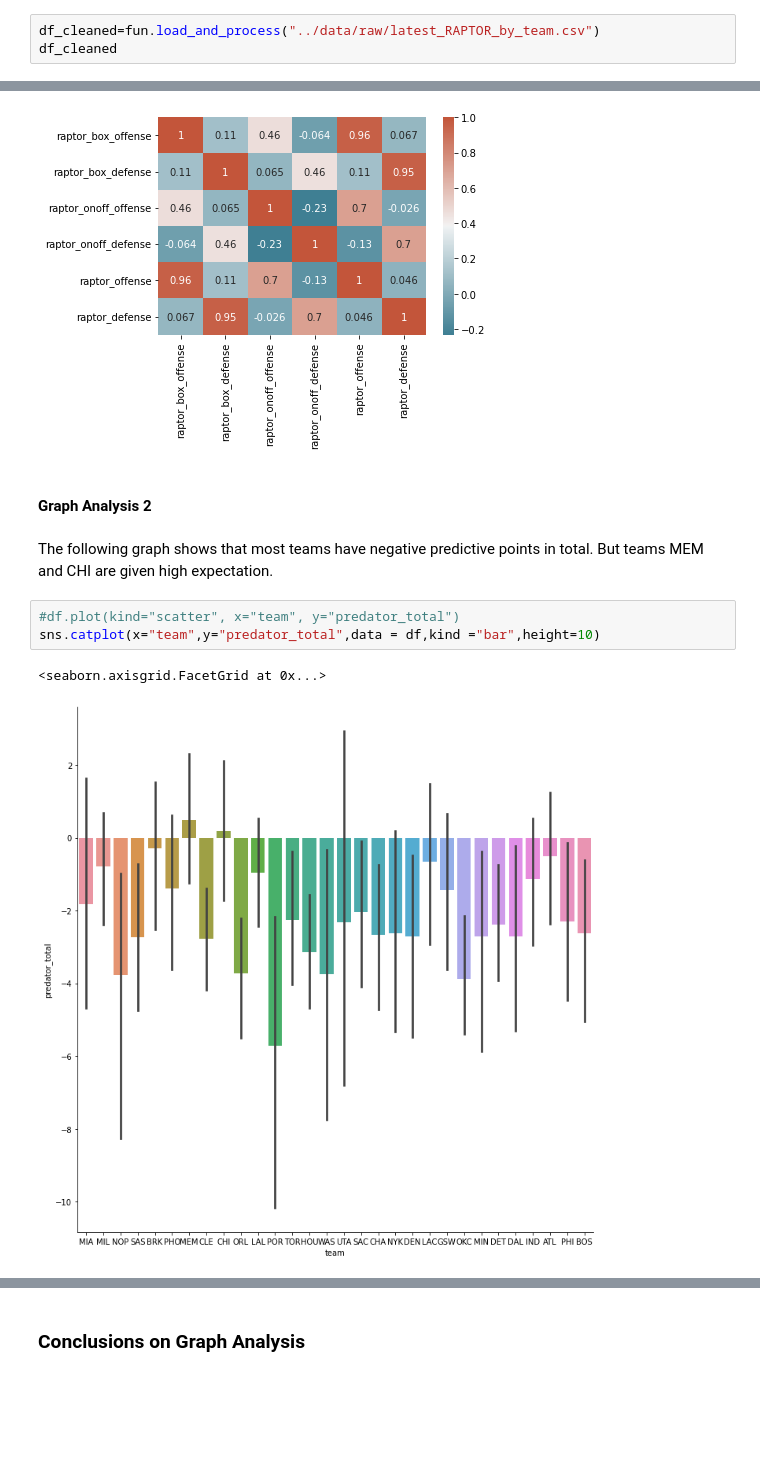
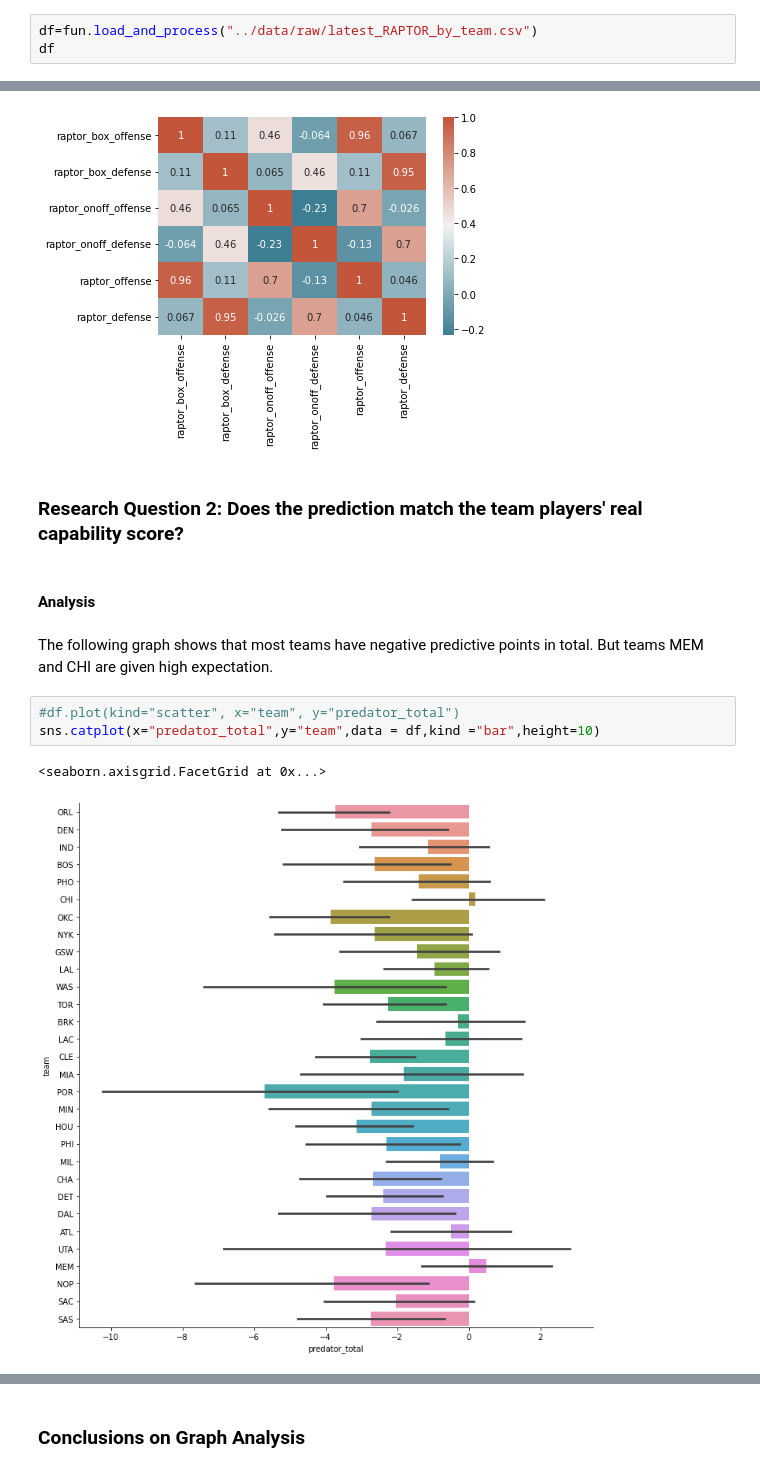
Before and after one commit to data301-2021-winter1/project-group40-project, a Jupyter notebook: notebooks/analysis3.ipynb, the cells around one changed output, grey strips where cells are left out. Saved outputs shown, nothing was run; the diff lists cells and outputs as text; blank space fills up the shorter version.

```diff
--- a/notebooks/analysis3.ipynb
+++ b/notebooks/analysis3.ipynb
@@ -87,6 +87,6 @@ array(['MIA', 'MIL', 'NOP', 'SAS', 'BRK', 'PHO', 'MEM', 'CLE', 'CHI',
 # %%
 import project_functions3 as fun
 # %%
-df_cleaned=fun.load_and_process("../data/raw/latest_RAPTOR_by_team.csv")
-df_cleaned
+df=fun.load_and_process("../data/raw/latest_RAPTOR_by_team.csv")
+df
 # %% [output]
@@ -123,14 +119,16 @@ sns.heatmap(corr, xticklabels=corr.columns, yticklabels=corr.columns, annot=True
 # %% [output]
 <AxesSubplot:>
 [figure]
+# %% [markdown]
+### Research Question 2: Does the prediction match the team players' real capability score?
 # %% [markdown]
-#### Graph Analysis 2
+#### Analysis
 # %% [markdown]
 The following graph shows that most teams have negative predictive points in total. But teams MEM and CHI are given high expectation.
 # %%
 #df.plot(kind="scatter", x="team", y="predator_total")
-sns.catplot(x="team",y="predator_total",data = df,kind ="bar",height=10)
+sns.catplot(x="predator_total",y="team",data = df,kind ="bar",height=10)
 # %% [output]
 <seaborn.axisgrid.FacetGrid at 0x...>
-[figure, old version]
+[figure, new version]
 # %% [markdown]
```
Also changed, not shown: parts of 22 cells of this notebook, 1 other file.
